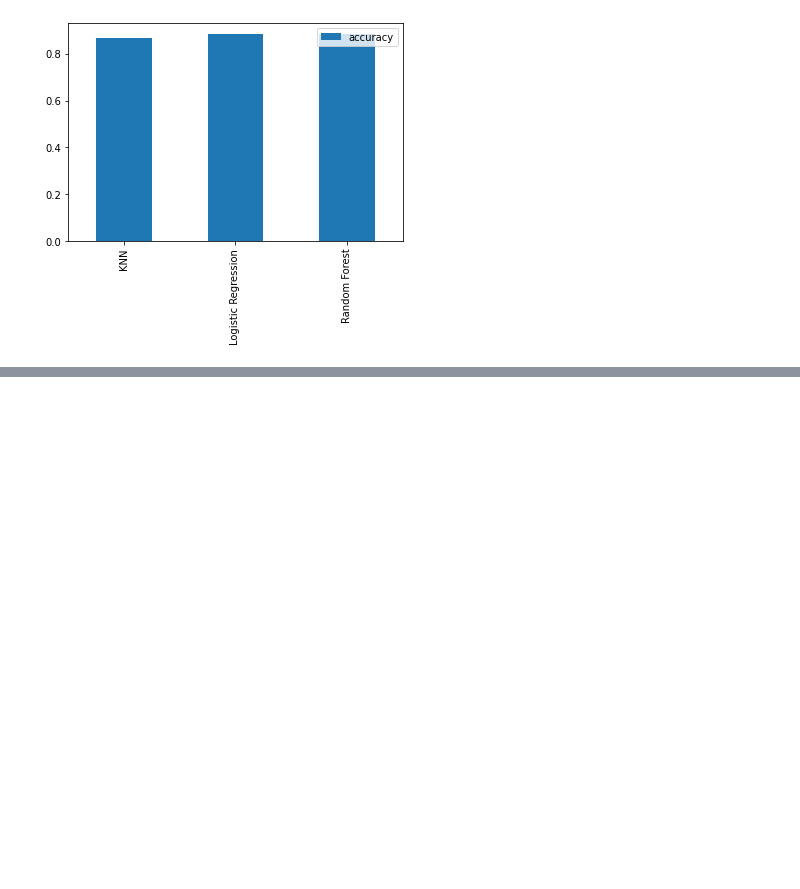
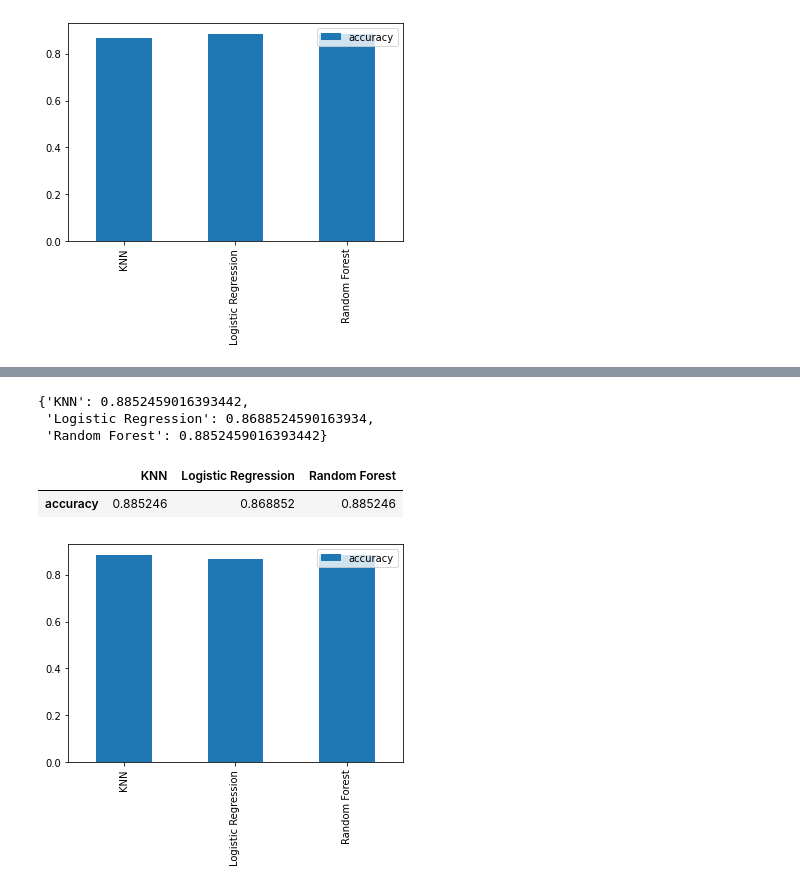
Before and after one commit to RMLAI/Projects, a Jupyter notebook: Heart_Disease.ipynb, the cells around one changed output, grey strips where cells are left out. Drawn from its saved outputs; the diff is of its cells as text; code cells hidden in the pictures; blank space fills up the shorter version.

```diff
--- a/Heart_Disease.ipynb
+++ b/Heart_Disease.ipynb
@@ -537,0 +573,6 @@ model_compare.T.plot.bar();
+# %%
+#Converting the X_test data into the scaled form
+
+scaler_test = StandardScaler().fit(X_test)
+scaled_X_test = scaler_test.transform(X_test)
+scaled_X_test[0:5,],scaled_X_test.shape
@@ -537,0 +595,5 @@ model_compare.T.plot.bar();
+# %%
+#converting the numpy array to dataframe
+scaled_X_test=pd.DataFrame(data=scaled_X_test,columns=['age', 'sex', 'cp', 'trestbps', 'chol', 'fbs', 'restecg', 'thalach',
+       'exang', 'oldpeak', 'slope', 'ca', 'thal'])
+scaled_X_test.head()
@@ -537,0 +640,22 @@ model_compare.T.plot.bar();
+# %%
+model_scores = fit_and_score(models=models,
+                             scaled_X_train=scaled_X_train,
+                             scaled_X_test=scaled_X_test,
+                             y_train=y_train,
+                             y_test=y_test)
+model_scores
+# %% [output]
+{'KNN': 0.8852459016393442,
+ 'Logistic Regression': 0.8688524590163934,
+ 'Random Forest': 0.8852459016393442}
+# %%
+model_compare = pd.DataFrame(model_scores,index=['accuracy'])
+model_compare
+# %% [output]
+|  | KNN | Logistic Regression | Random Forest |
+| accuracy | 0.885246 | 0.868852 | 0.885246 |
+# %%
+#Plottinng the model scores
+model_compare.T.plot.bar();
+# %% [output]
+[figure, added]
```
Also changed, not shown: parts of 7 cells of this notebook.
